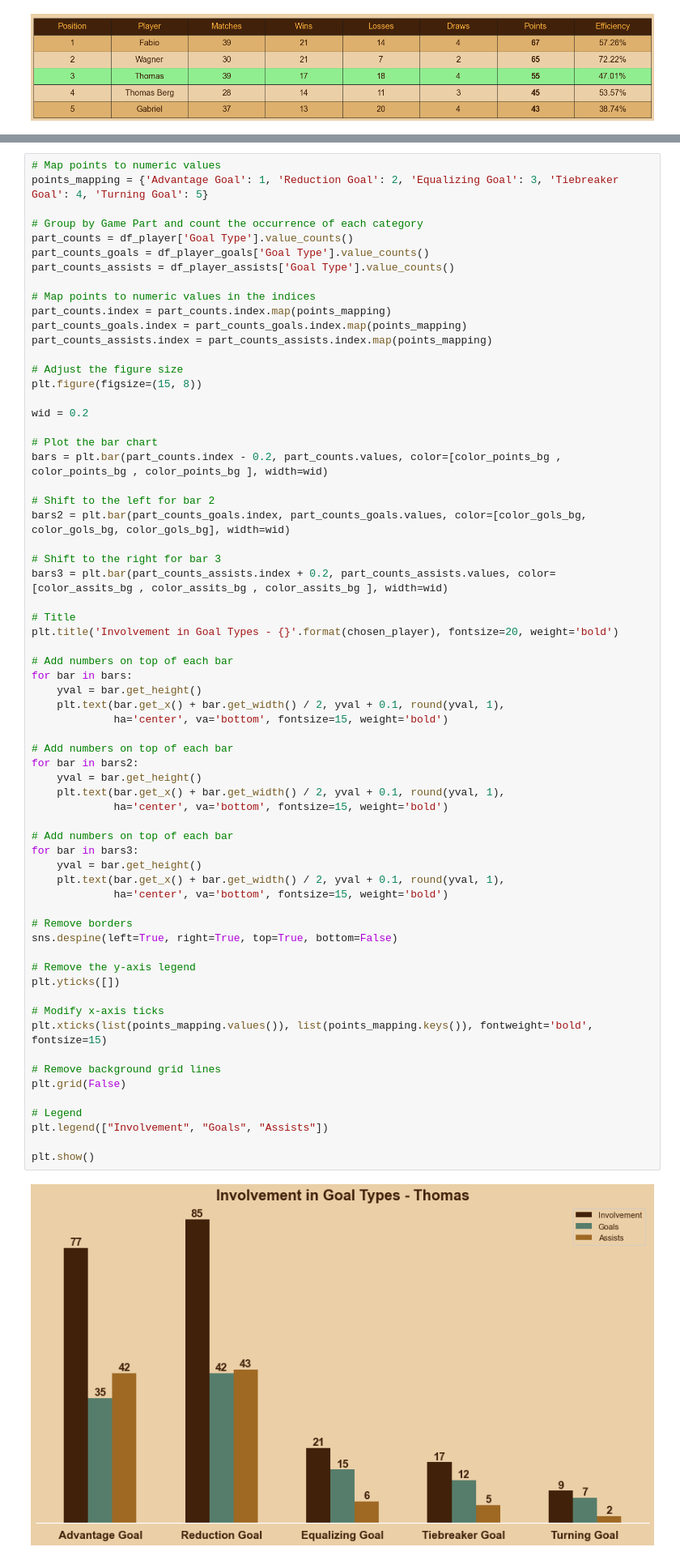
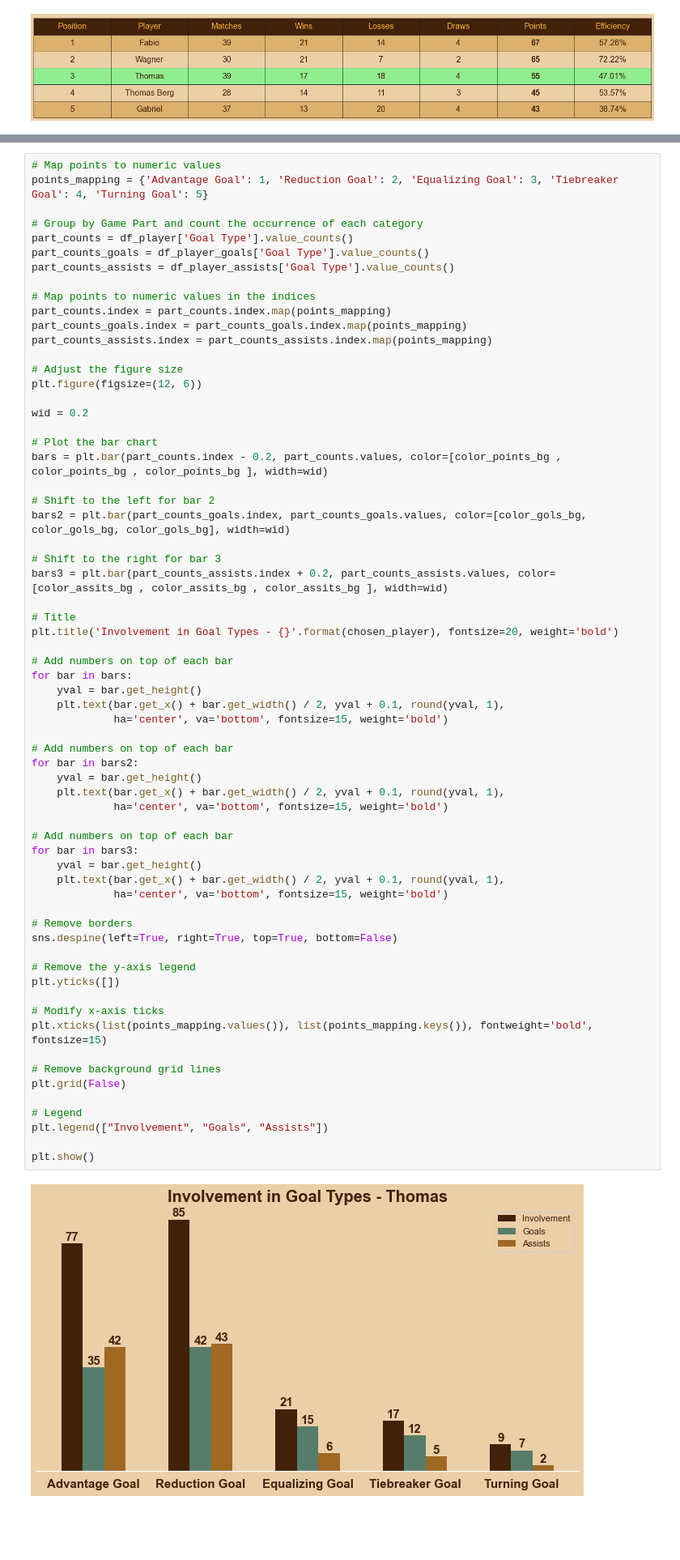
Before and after one commit to TKunzler/Data-Science, a Jupyter notebook: Data analysis - Futsal 2023/notebooks/01_eda_original.ipynb, the cells around one changed output, grey strips where cells are left out. Shown at 81% size. Drawn from its saved outputs; the diff is of its cells as text; blank space fills up the shorter version.

```diff
--- a/Data analysis - Futsal 2023/notebooks/01_eda_original.ipynb
+++ b/Data analysis - Futsal 2023/notebooks/01_eda_original.ipynb
@@ -2244,7 +2289,7 @@ part_counts_goals.index = part_counts_goals.index.map(points_mapping)
 part_counts_assists.index = part_counts_assists.index.map(points_mapping)
 
 # Adjust the figure size
-plt.figure(figsize=(15, 8))
+plt.figure(figsize=(12, 6))
 
 wid = 0.2
 
@@ -2268,34 +2313,34 @@ for bar in bars:
 
 # Add numbers on top of each bar
 for bar in bars2:
     yval = bar.get_height()
     plt.text(bar.get_x() + bar.get_width() / 2, yval + 0.1, round(yval, 1),
              ha='center', va='bottom', fontsize=15, weight='bold')
 
 # Add numbers on top of each bar
 for bar in bars3:
     yval = bar.get_height()
     plt.text(bar.get_x() + bar.get_width() / 2, yval + 0.1, round(yval, 1),
              ha='center', va='bottom', fontsize=15, weight='bold')
 
 # Remove borders
 sns.despine(left=True, right=True, top=True, bottom=False)
 
 # Remove the y-axis legend
 plt.yticks([])
 
 # Modify x-axis ticks
 plt.xticks(list(points_mapping.values()), list(points_mapping.keys()), fontweight='bold', fontsize=15)
 
 # Remove background grid lines
 plt.grid(False)
 
 # Legend
 plt.legend(["Involvement", "Goals", "Assists"])
 
 plt.show()
 # %% [output]
-[figure, old version]
+[figure, new version]
 # %% [markdown]
 <div style="font-family: Montserrat; color:#41210A; background-color:#EBCFA7;">
 
```
Also changed, not shown: parts of 44 cells of this notebook, 5 other files.
